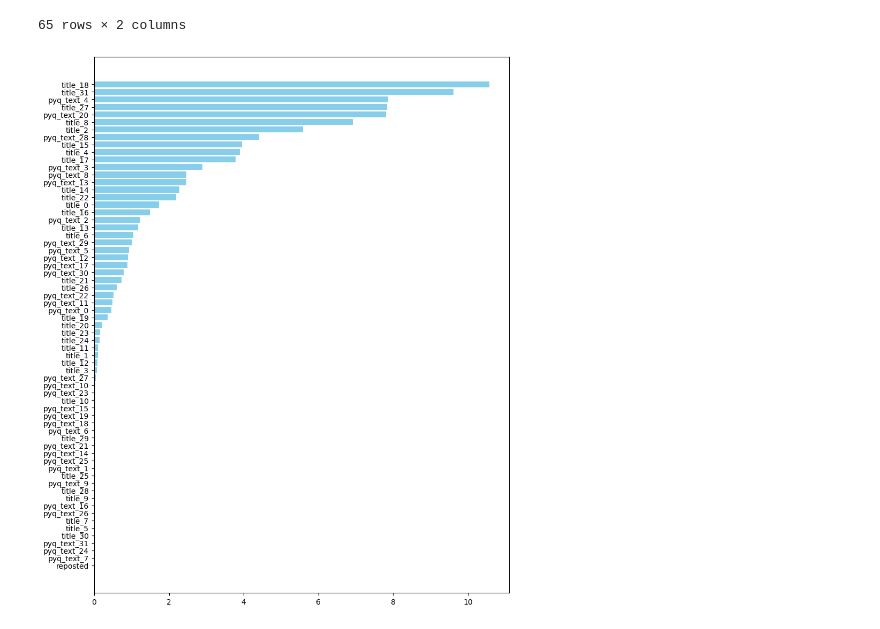
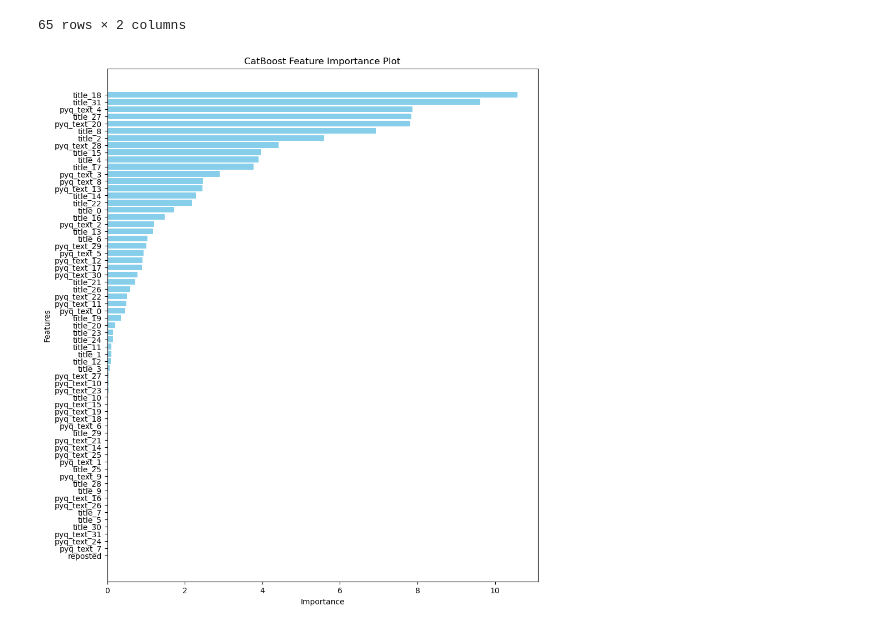
Before and after one commit to TGChenZP/CSSA-ArticleTitleScoring__Groupwork__Py, a Jupyter notebook: notebooks/feature_importance/CB_feature_importance.ipynb, the cells around one changed output. Cells and saved outputs as stored; diff of their text form; code cells hidden in the pictures.

```diff
--- a/notebooks/feature_importance/CB_feature_importance.ipynb
+++ b/notebooks/feature_importance/CB_feature_importance.ipynb
@@ -65,12 +65,12 @@ importance_df
 | 64 | reposted | 0.000000e+00 |
 65 rows × 2 columns
 # %%
-plt.figure(figsize=(10,13))
+plt.figure(figsize=(10,12))
 plt.barh(importance_df['Feature'], importance_df['Importance'], color='skyblue')
-plt.xlabel = 'Feature'
-plt.ylabel = 'Importance'
-plt.title = 'RF Feature Importance Plot'
+plt.xlabel('Importance')
+plt.ylabel('Features')
+plt.title('CatBoost Feature Importance Plot')
 plt.gca().invert_yaxis()
 plt.show()
 # %% [output]
-[figure, old version]
+[figure, new version]
```
Also changed, not shown: 3 other files.
